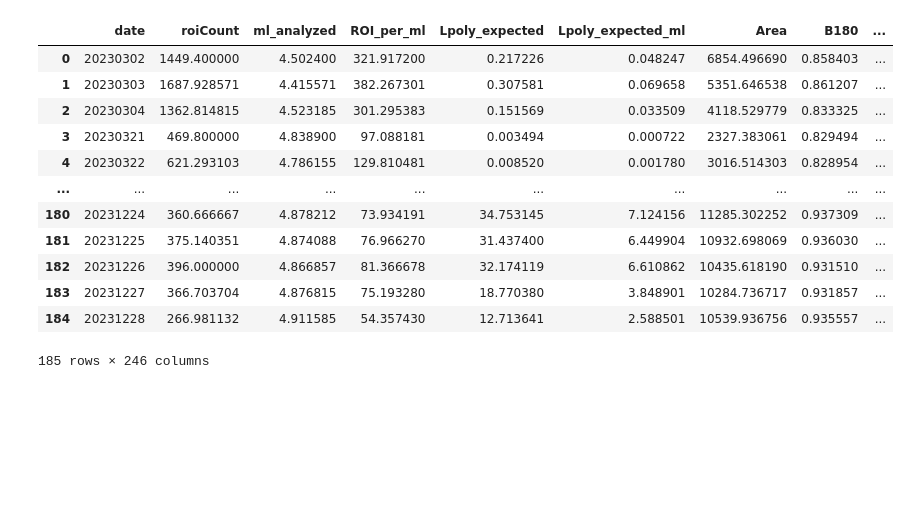
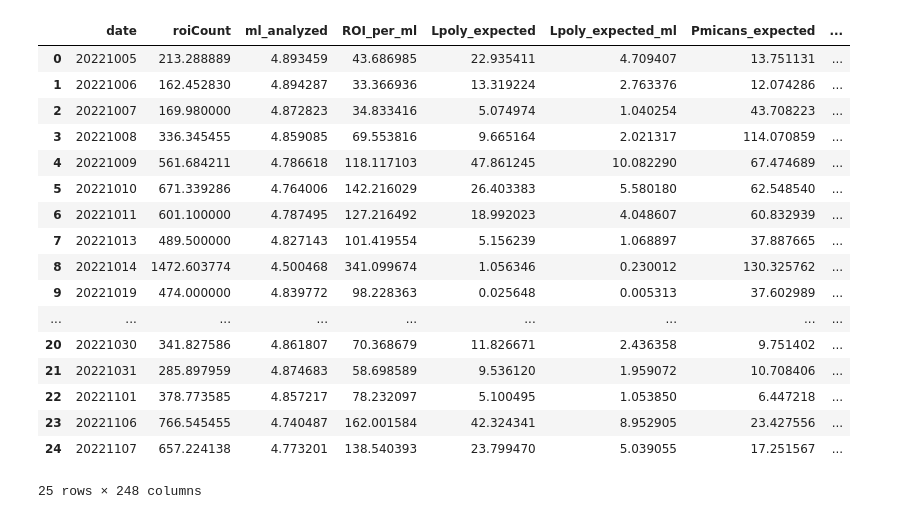
Before and after one commit to lemoncastle/hires-algal-bloom-prediction, a Jupyter notebook: elasticnetmodel.ipynb, the cells around one changed output. Cells and saved outputs as stored; diff of their text form; code cells hidden in the pictures; blank space fills up the shorter version.

```diff
--- a/elasticnetmodel.ipynb
+++ b/elasticnetmodel.ipynb
@@ -6,24 +6,30 @@ from sklearn.linear_model import ElasticNet
 from sklearn.model_selection import train_test_split
 from sklearn.metrics import mean_squared_error
 # %%
+data_2022= pd.read_csv('C:/Users/sivar/capstoneB/data/processed_22.csv')
 data_2023 = pd.read_csv('C:/Users/sivar/capstoneB/data/processed_23.csv')
 data_2024 = pd.read_csv('C:/Users/sivar/capstoneB/data/processed_24.csv')
 data_2025 = pd.read_csv('C:/Users/sivar/capstoneB/data/processed_25.csv')
 # %%
-data_2023
+data_2022.head(25)
 # change date to months for summer months and winter
 # %% [output]
-|  | date | roiCount | ml_analyzed | ROI_per_ml | Lpoly_expected | Lpoly_expected_ml | Area | B180 | ... |
-| 0 | 20230302 | 1449.400000 | 4.502400 | 321.917200 | 0.217226 | 0.048247 | 6854.496690 | 0.858403 | ... |
-| 1 | 20230303 | 1687.928571 | 4.415571 | 382.267301 | 0.307581 | 0.069658 | 5351.646538 | 0.861207 | ... |
-| 2 | 20230304 | 1362.814815 | 4.523185 | 301.295383 | 0.151569 | 0.033509 | 4118.529779 | 0.833325 | ... |
-| 3 | 20230321 | 469.800000 | 4.838900 | 97.088181 | 0.003494 | 0.000722 | 2327.383061 | 0.829494 | ... |
-| 4 | 20230322 | 621.293103 | 4.786155 | 129.810481 | 0.008520 | 0.001780 | 3016.514303 | 0.828954 | ... |
-| ... | ... | ... | ... | ... | ... | ... | ... | ... | ... |
-| 180 | 20231224 | 360.666667 | 4.878212 | 73.934191 | 34.753145 | 7.124156 | 11285.302252 | 0.937309 | ... |
-| 181 | 20231225 | 375.140351 | 4.874088 | 76.966270 | 31.437400 | 6.449904 | 10932.698069 | 0.936030 | ... |
-| 182 | 20231226 | 396.000000 | 4.866857 | 81.366678 | 32.174119 | 6.610862 | 10435.618190 | 0.931510 | ... |
-| 183 | 20231227 | 366.703704 | 4.876815 | 75.193280 | 18.770380 | 3.848901 | 10284.736717 | 0.931857 | ... |
-| 184 | 20231228 | 266.981132 | 4.911585 | 54.357430 | 12.713641 | 2.588501 | 10539.936756 | 0.935557 | ... |
+|  | date | roiCount | ml_analyzed | ROI_per_ml | Lpoly_expected | Lpoly_expected_ml | Pmicans_expected | ... |
+| 0 | 20221005 | 213.288889 | 4.893459 | 43.686985 | 22.935411 | 4.709407 | 13.751131 | ... |
+| 1 | 20221006 | 162.452830 | 4.894287 | 33.366936 | 13.319224 | 2.763376 | 12.074286 | ... |
+| 2 | 20221007 | 169.980000 | 4.872823 | 34.833416 | 5.074974 | 1.040254 | 43.708223 | ... |
+| 3 | 20221008 | 336.345455 | 4.859085 | 69.553816 | 9.665164 | 2.021317 | 114.070859 | ... |
+| 4 | 20221009 | 561.684211 | 4.786618 | 118.117103 | 47.861245 | 10.082290 | 67.474689 | ... |
+| 5 | 20221010 | 671.339286 | 4.764006 | 142.216029 | 26.403383 | 5.580180 | 62.548540 | ... |
+| 6 | 20221011 | 601.100000 | 4.787495 | 127.216492 | 18.992023 | 4.048607 | 60.832939 | ... |
+| 7 | 20221013 | 489.500000 | 4.827143 | 101.419554 | 5.156239 | 1.068897 | 37.887665 | ... |
+| 8 | 20221014 | 1472.603774 | 4.500468 | 341.099674 | 1.056346 | 0.230012 | 130.325762 | ... |
+| 9 | 20221019 | 474.000000 | 4.839772 | 98.228363 | 0.025648 | 0.005313 | 37.602989 | ... |
+| ... | ... | ... | ... | ... | ... | ... | ... | ... |
+| 20 | 20221030 | 341.827586 | 4.861807 | 70.368679 | 11.826671 | 2.436358 | 9.751402 | ... |
+| 21 | 20221031 | 285.897959 | 4.874683 | 58.698589 | 9.536120 | 1.959072 | 10.708406 | ... |
+| 22 | 20221101 | 378.773585 | 4.857217 | 78.232097 | 5.100495 | 1.053850 | 6.447218 | ... |
+| 23 | 20221106 | 766.545455 | 4.740487 | 162.001584 | 42.324341 | 8.952905 | 23.427556 | ... |
+| 24 | 20221107 | 657.224138 | 4.773201 | 138.540393 | 23.799470 | 5.039055 | 17.251567 | ... |
-185 rows × 246 columns
+25 rows × 248 columns
 # %%
```
Also changed, not shown: parts of 15 cells of this notebook.
